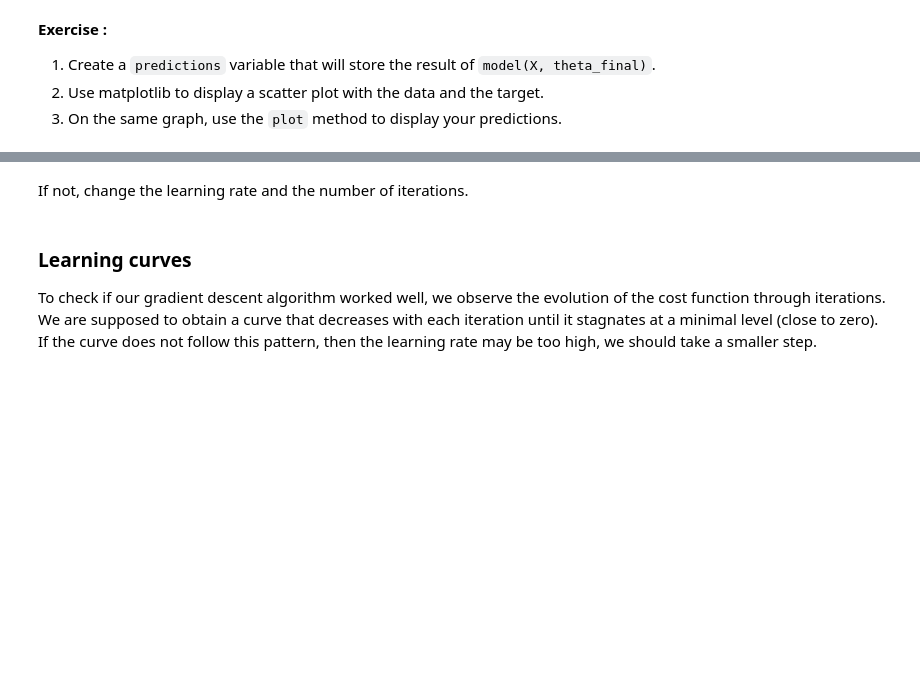
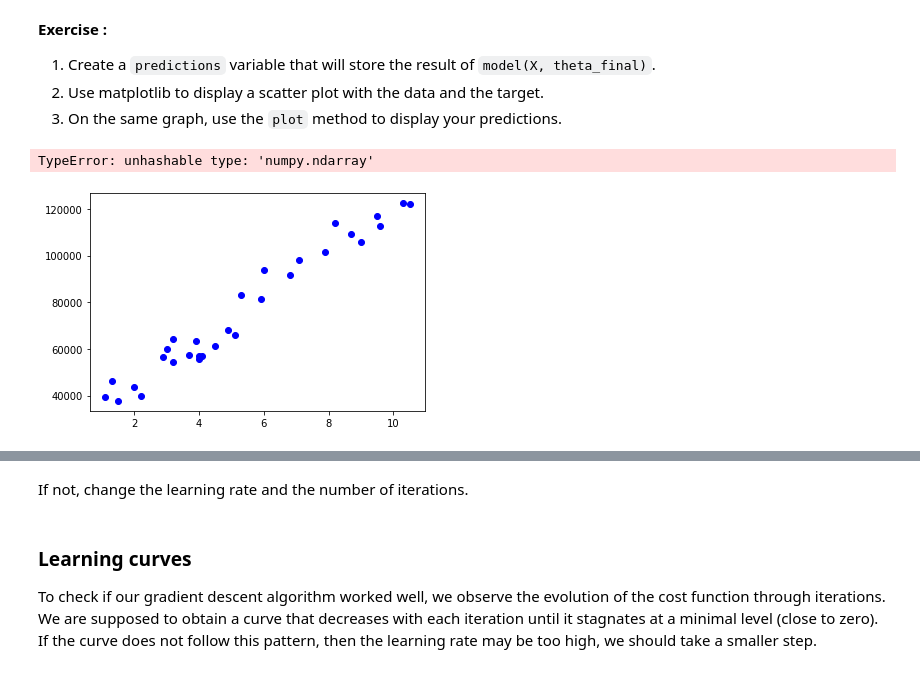
Before and after one commit to HavvaEb/Machine_Learning_exercise, a Jupyter notebook: 4.machine_learning/1.Regression/02-Simple_linear_regression_from_scratch.ipynb, the cells around one changed output, grey strips where cells are left out. Saved outputs shown, nothing was run; the diff lists cells and outputs as text; code cells hidden in the pictures; blank space fills up the shorter version.

```diff
--- a/4.machine_learning/1.Regression/02-Simple_linear_regression_from_scratch.ipynb
+++ b/4.machine_learning/1.Regression/02-Simple_linear_regression_from_scratch.ipynb
@@ -219,5 +233,6 @@ MSE = 1/(2*m) * sum((X * theta - y)**2)
 # %%
 #m= y.size # number of training examples
-def MSE(X,Y,theta):
-    MSE=1/(2*m) * sum((X * theta - y)**2)
-    return MSE
+def MSE(X,y,theta):
+    m=len(X)
+    mse=1/(2*m) * sum((np.dot(X , theta) - y)**2)
+    return mse
@@ -290,10 +334,13 @@ theta = theta - learning_rate * grad(X, y, theta)
 6. return `theta` and `cost_history`.
 # %%
 def gradient_descent(X, y, theta, learning_rate, n_iterations):
-    cost_history = np.zeros(30)
+    cost_history = np.zeros(n_iterations)
     for i in range(n_iterations):
+        print(i)
         theta = theta - learning_rate * grad(X, y, theta)
-        cost_history[i] = 1/(2*m) * sum((X * theta - y)**2) # values of MSE
+        cost_history[i] = MSE(X,y,theta) # values of MSE
+
+         #cost_history.append(computeCost(X, y, theta))
     return theta, cost_history
 # %% [markdown]
 ### Train your model
@@ -306,9 +353,12 @@ Once the model is trained, we observe the results compared to our dataset.
 **Exercise :** Create variables `n_iterations` and `learning_rate`.
 The learning rate and the number of iterations are defined by trying around a little bit. You have to try several things, there is no magic number. However, starting with 1000 iterations and a learning rate of 0.01 is a good basis to start training.
 # %%
-
+#a1= regressor.coef_
+#a2 = regressor.intercept_
+#y=a1*x + a2
 n_iterations = 1000
 learning_rate = 0.01 #alpha
+y=y_target
 # %% [markdown]
 **Exercise:** Create variables `theta_final`, `cost history` and call `gradient_descent()`.
 # %%
@@ -320,6 +386,28 @@ NameError: name 'y' is not defined
 1. Create a `predictions` variable that will store the result of `model(X, theta_final)`.
 2. Use matplotlib to display a scatter plot with the data and the target.
 3. On the same graph, use the `plot` method to display your predictions.
+# %%
+predictions = model(X, theta_final)
+# %%
+
+
+import matplotlib.pyplot as plt
+ax = plt.gca()
+X1 = np.array(df.YearsExperience)
+y_target= np.array(df.Salary)
+plt.scatter(X1, y_target, color="blue")
+#plt.scatter(X1, y_target, data=predictions,color='r')
+
+plt.plot(X1, y_target, data=predictions, color='red')
+#plt.plot(predictions)
+plt.title("Scatter Plot")
+plt.xlabel("Years of Exp.")
+plt.ylabel("Salary of employee")
+plt.show()
+#plt.scatter(X, y)
+# %% [output]
+TypeError: unhashable type: 'numpy.ndarray'
+[figure, added]
 # %% [markdown]
 You should have something like this.
 ![](./assets/final_theta.png)
```
Also changed, not shown: parts of 16 cells of this notebook, 2 other files.
